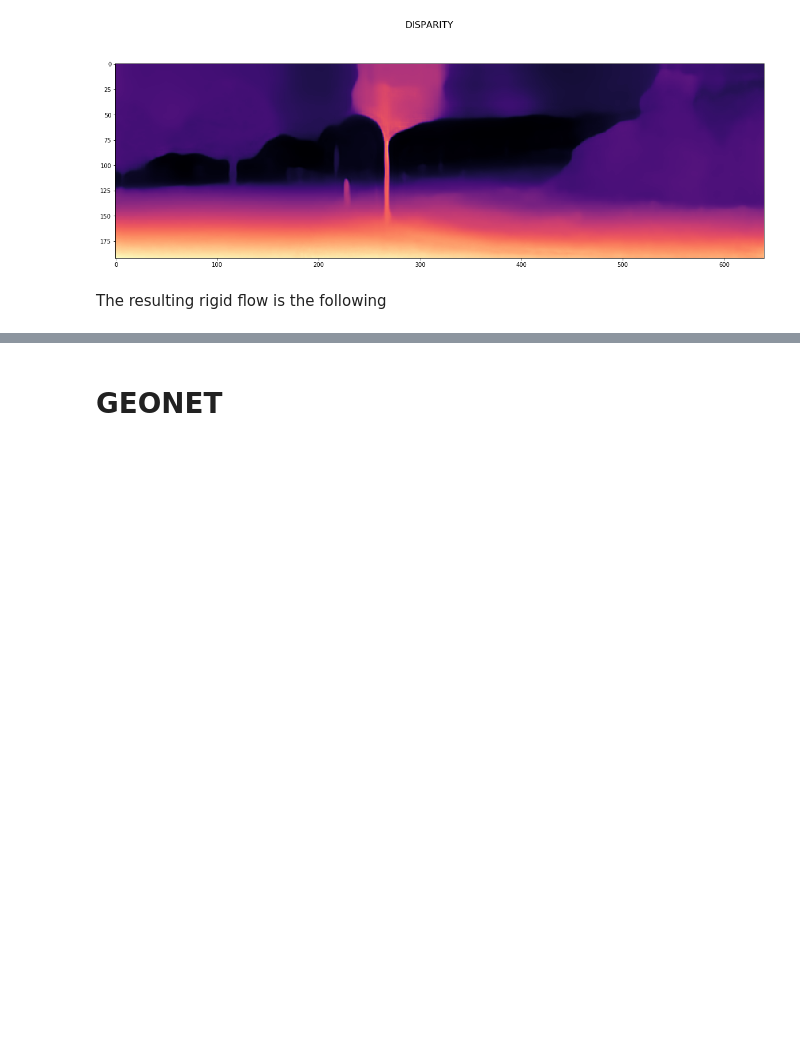
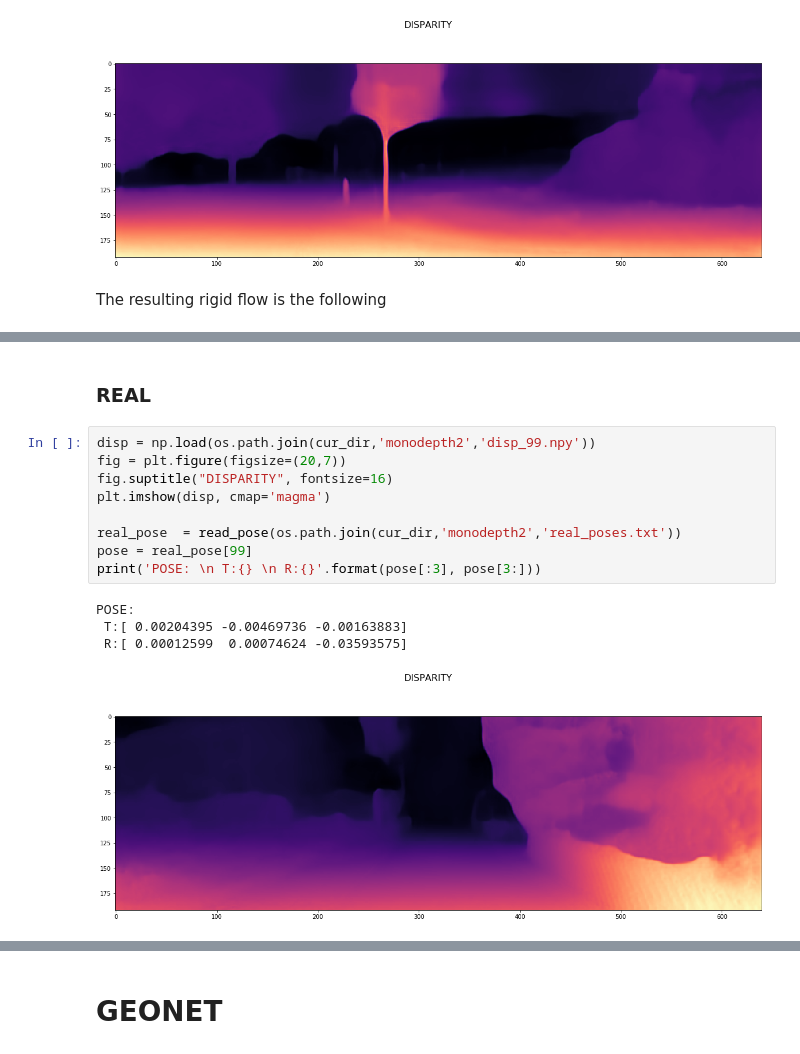
Before and after one commit to FilippoAleotti/MotionTest, a Jupyter notebook: notebook.ipynb, the cells around one changed output, grey strips where cells are left out. Saved outputs shown, nothing was run; the diff lists cells and outputs as text; blank space fills up the shorter version.

```diff
--- a/notebook.ipynb
+++ b/notebook.ipynb
@@ -66,0 +118,16 @@ For this test, we use frame `000000.png` both as T0 and T1 and perform an infere
+# %% [markdown]
+### REAL
+# %%
+disp = np.load(os.path.join(cur_dir,'monodepth2','disp_99.npy'))
+fig = plt.figure(figsize=(20,7))
+fig.suptitle("DISPARITY", fontsize=16)
+plt.imshow(disp, cmap='magma')
+
+real_pose  = read_pose(os.path.join(cur_dir,'monodepth2','real_poses.txt'))
+pose = real_pose[99]
+print('POSE: \n T:{} \n R:{}'.format(pose[:3], pose[3:]))
+# %% [output]
+POSE:
+ T:[ 0.00204395 -0.00469736 -0.00163883]
+ R:[ 0.00012599  0.00074624 -0.03593575]
+[figure, added]
```
Also changed, not shown: parts of 17 cells of this notebook, 4 other files.
